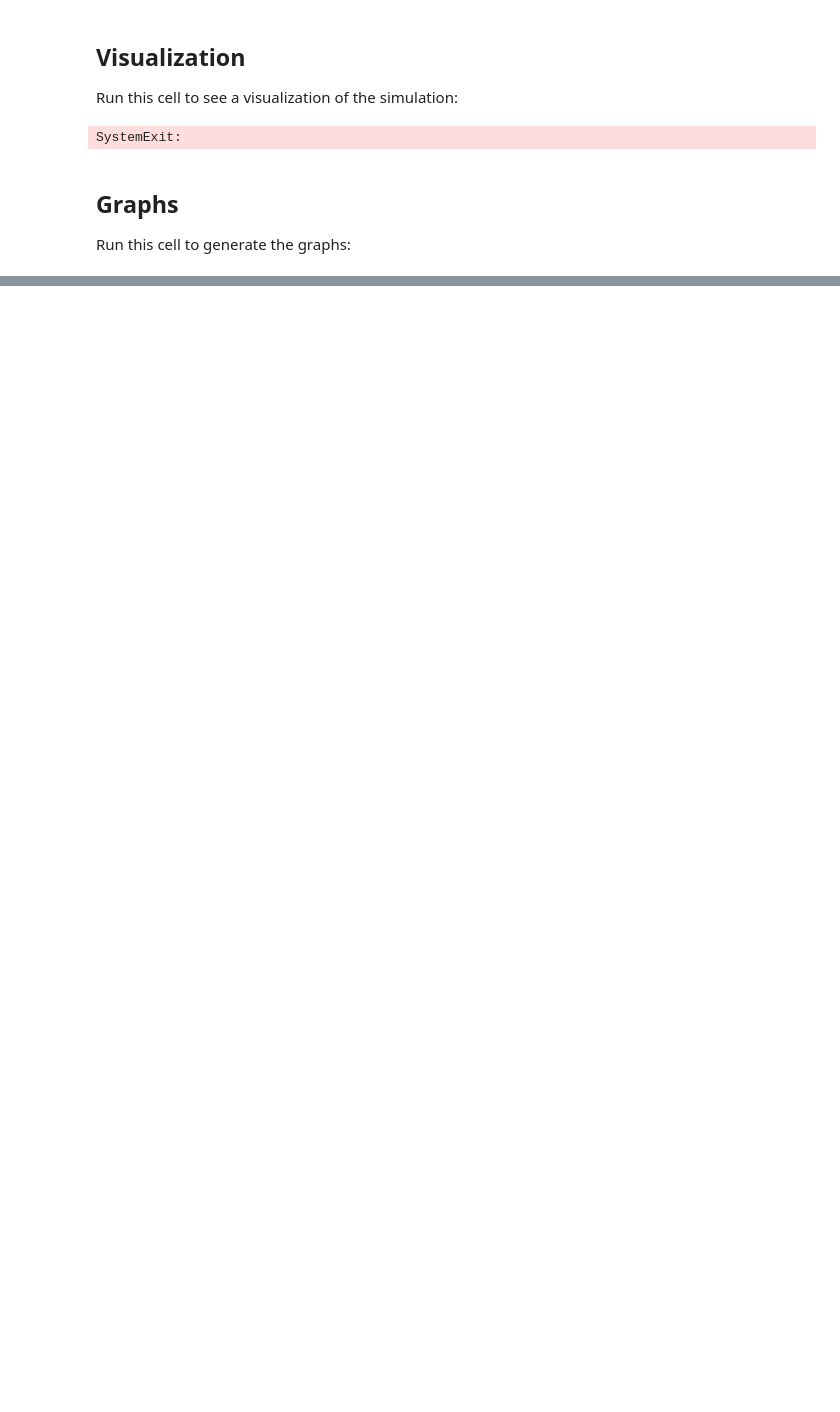
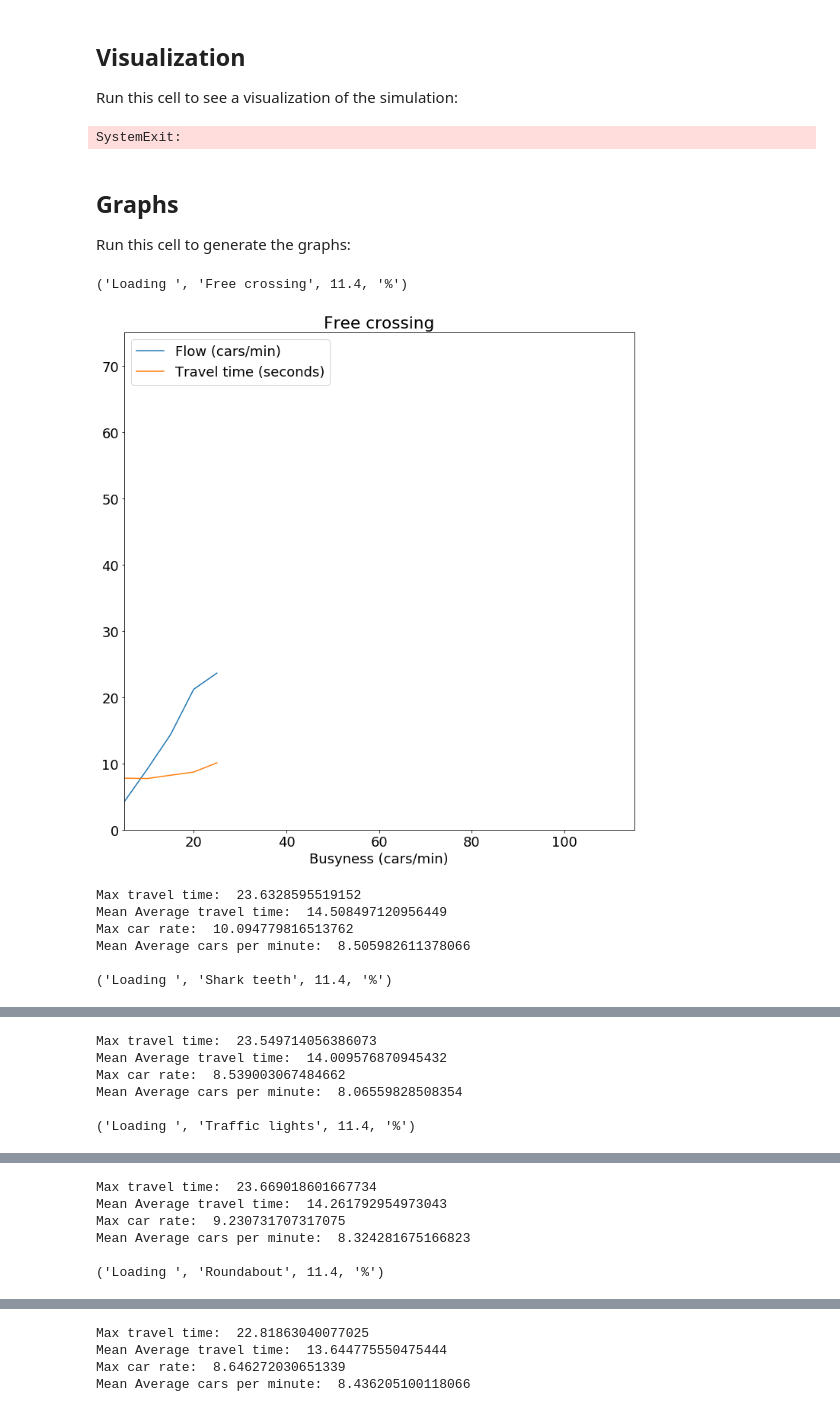
Before and after one commit to Ravi-Mohanlal/traffic, a Jupyter notebook: traffic.ipynb, the cells around one changed output, grey strips where cells are left out. Cells and saved outputs as stored; diff of their text form; code cells hidden in the pictures; blank space fills up the shorter version.

Commit message:
added final stats

```diff
--- a/traffic.ipynb
+++ b/traffic.ipynb
@@ -452,7 +452,7 @@ def Roundabout():
     return sections, paths, []
 # %%
 def data_stats(data):
-
+    # Prints some stats for a singular design
     travel_times_A = [value[1] for value in data[0]]
     car_rates_A = [value[1] for value in data[1]]
 
@@ -471,6 +471,25 @@ def data_stats(data):
     print('Student T test:')
     print('T travel: ', travel_times_T)
     print('T cars: ', car_rates_T)
+
+def show_values(data):
+    # Prints a summary of the data
+    travel_times_A = data[0]
+    car_rates_A = data[1]
+
+    print('Max travel time: ',  np.amax(travel_times_A))
+    print('Mean Average travel time: ', np.mean(travel_times_A))
+    print('Max car rate: ',  np.amax(car_rates_A))
+    print('Mean Average cars per minute: ', np.mean(car_rates_A))
+    print('')
+
+def T_test(data_dict):
+    print('Student T test:')
+    for A in data_dict.keys():
+        for B in data_dict.keys():
+            if B != A:
+                T = stats.ttest_ind(data_dict[A], data_dict[B])
+                print(A, ' compared to ', B, T)
 # %%
 designs = [Free_crossing, Shark_teeth, Traffic_lights, Roundabout]
 # %% [markdown]
@@ -502,6 +521,7 @@ pygame.init()
 
 x = range(5, 220, 5)
 Y0 = []
+data_dict = {}
 
 for design in designs:
     name = design.__name__.replace('_',' ')
@@ -511,32 +531,50 @@ for design in designs:
     for rate in x:
         intersection = Intersection(None, *design(), spawn_rate=rate)
         simulation = Simulation(intersection)
         simulation.run2(50000)
         cpm, att = intersection.cars_per_min, intersection.average_travel_time
         y0.append(cpm)
         y1.append(att)
 
+        b = ("Loading " , name , round(rate/220*100, 1) , '%')
+        print (b, end="\r")
+
     Y0.append((y0,name))
+    data_dict[name] = y0
 
+    #plot individual graphs
     plt.figure(figsize=(12, 12))
     plt.plot(x, y0, label='Flow (cars/min)')
     plt.plot(x, y1, label='Travel time (seconds)')
     plt.ylim(0,75)
     plt.xlim(5,115)
     plt.xlabel('Busyness (cars/min)')
     plt.title(name)
     plt.legend(loc=2)
     plt.show()
+    #Show summary of values
+    show_values([y0, y1])
 
 
+#plot comparable graph with all junctions
 plt.figure(figsize=(12, 12))
-
 for t in Y0:
     plt.plot(x, t[0], label=t[1])
-
 plt.title('Car Flow')
 plt.xlabel('Busyness (cars/min)')
 plt.ylabel('Car Flow (cars/min)')
 plt.xlim(5,115)
 plt.legend()
 plt.show()
+
+#print statistical data
+T_test(data_dict)
+# %% [output]
+('Loading ', 'Free crossing', 11.4, '%')
+[figure, added]
+Max travel time:  23.6328595519152
+Mean Average travel time:  14.508497120956449
+Max car rate:  10.094779816513762
+Mean Average cars per minute:  8.505982611378066
+
+('Loading ', 'Shark teeth', 11.4, '%')
@@ -542,0 +582,6 @@ plt.show()
+Max travel time:  23.549714056386073
+Mean Average travel time:  14.009576870945432
+Max car rate:  8.539003067484662
+Mean Average cars per minute:  8.06559828508354
+
+('Loading ', 'Traffic lights', 11.4, '%')
@@ -542,0 +589,6 @@ plt.show()
+Max travel time:  23.669018601667734
+Mean Average travel time:  14.261792954973043
+Max car rate:  9.230731707317075
+Mean Average cars per minute:  8.324281675166823
+
+('Loading ', 'Roundabout', 11.4, '%')
@@ -542,0 +596,4 @@ plt.show()
+Max travel time:  22.81863040077025
+Mean Average travel time:  13.644775550475444
+Max car rate:  8.646272030651339
+Mean Average cars per minute:  8.436205100118066
```
Also changed, not shown: parts of 2 cells of this notebook.
